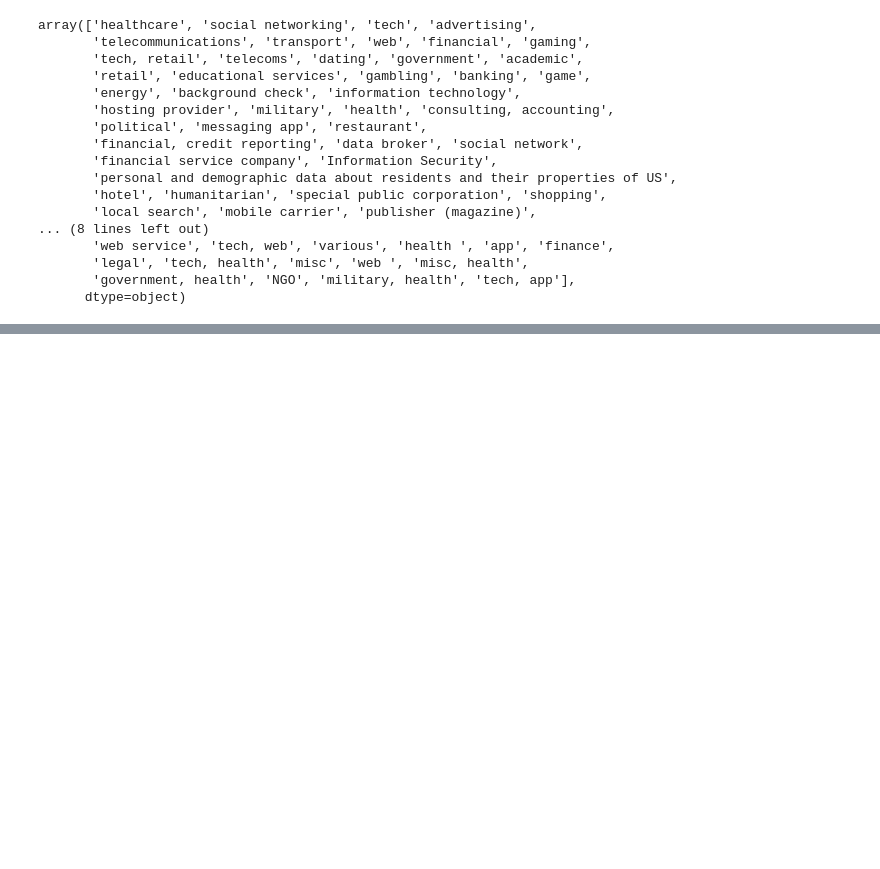
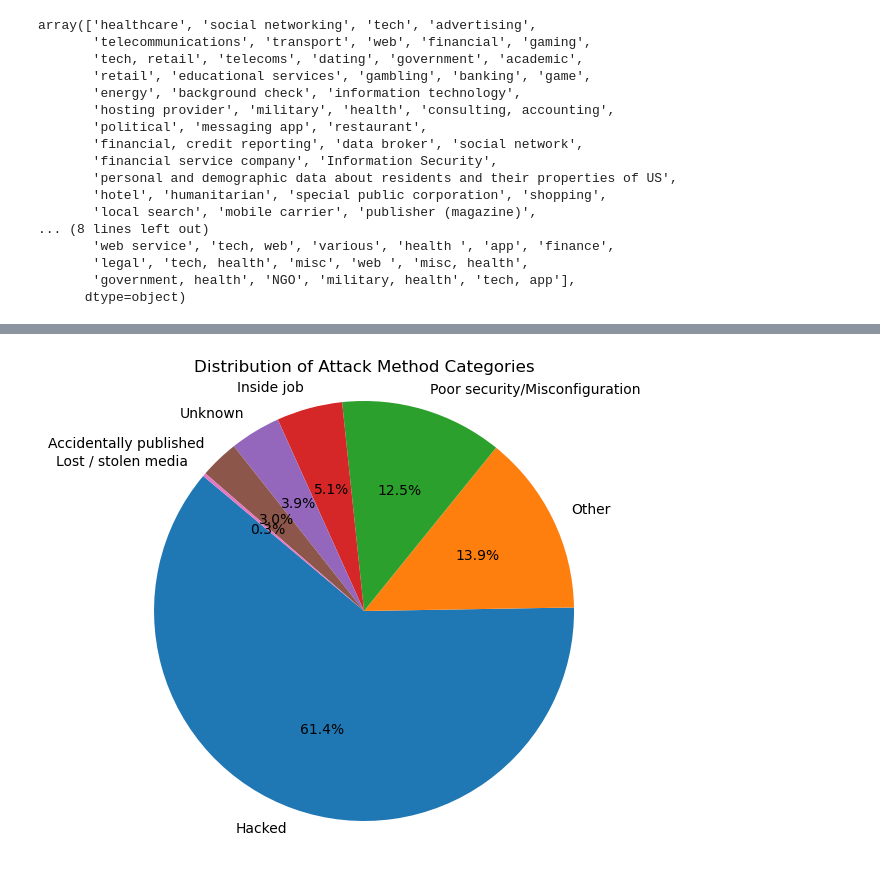
Before and after one commit to iSundhararajan/Unit_3_Project, a Jupyter notebook: data_breaches_analysis.ipynb, the cells around one changed output, grey strips where cells are left out. Cells and saved outputs as stored; diff of their text form; code cells hidden in the pictures; blank space fills up the shorter version.

```diff
--- a/data_breaches_analysis.ipynb
+++ b/data_breaches_analysis.ipynb
@@ -843,0 +867,27 @@ plt.show()
+# %%
+# Pie chart
+attack_method_categories = {
+    'Hacked': ['hacked', 'poor security / hacked', 'inside Job, Hacked', 'ransomware hacked', 'improper setting, hacked', 'hacked/misconfiguration'],
+    'Poor security/Misconfiguration': ['poor security', 'Poor security', 'poor security/inside job','data exposed by misconfiguration', 'misconfiguration/poor security', 'poor security'],
+    'Lost / stolen media': ['lost/stolen media', 'lost/stolen computer', 'intentionally lost', 'lost device'],
+    'Accidentally published': ['accidentally published', 'accidentally uploaded', 'accidentally exposed'],
+    'Inside job': ['inside job'],
+    'Unknown': ['Unknown'],
+    'Other': ['zero-day vulnerabilities' , 'rogue contractor', 'publicly accessible Amazon Web Services (AWS) server', 'social engineering', 'unprotected api', 'unsecured S3 bucket']
+}
+
+def map_to_category(method):
+    for category, methods in attack_method_categories.items():
+        if method.lower() in [m.lower() for m in methods]:
+            return category
+    return 'Other'
+
+concatenated_df['attack_category'] = concatenated_df['method'].apply(map_to_category)
+category_counts = concatenated_df['attack_category'].value_counts()
+plt.figure(figsize=(8, 6))
+plt.pie(category_counts, labels=category_counts.index, autopct='%1.1f%%', startangle=140)
+plt.title('Distribution of Attack Method Categories')
+plt.axis('equal')  # Equal aspect ratio ensures that pie is drawn as a circle
+plt.show()
+# %% [output]
+[figure, added]
```
Also changed, not shown: parts of 19 cells of this notebook.
